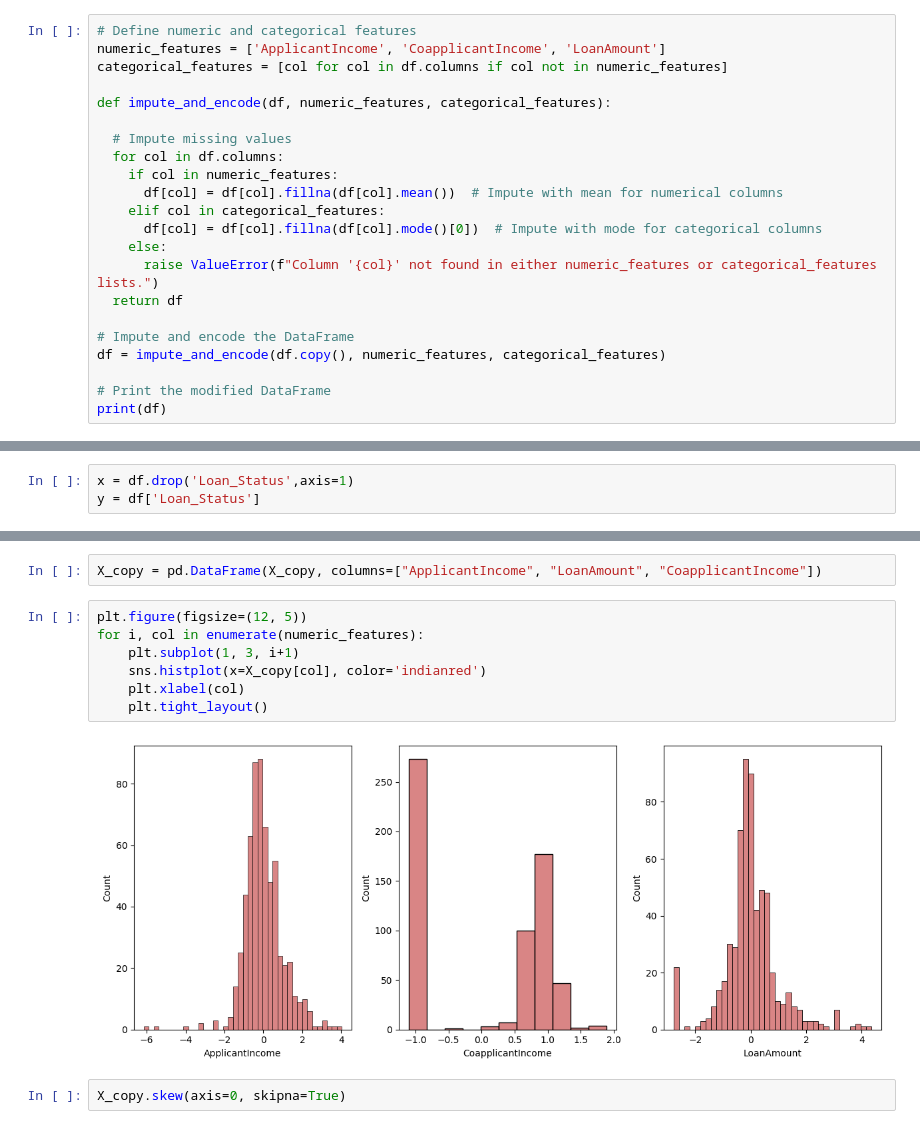
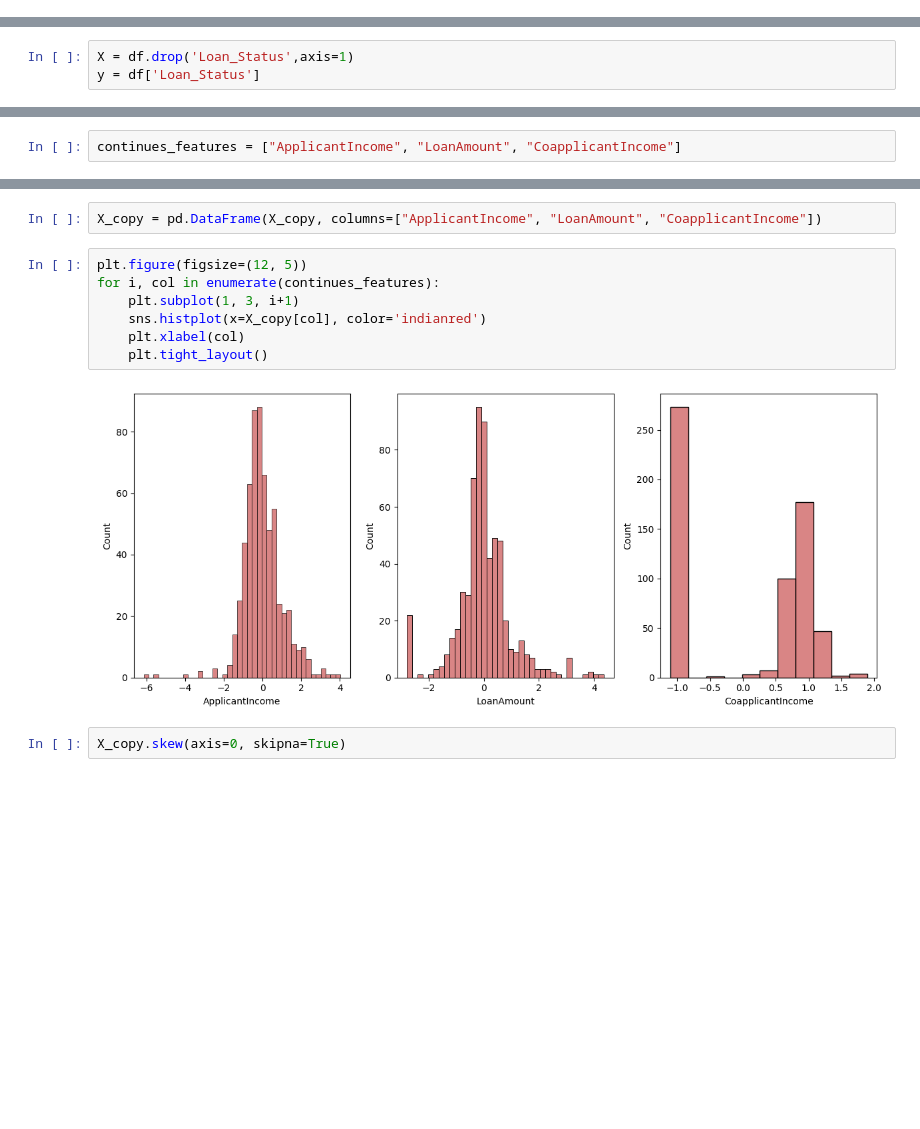
Before and after one commit to Sobayo/HR-Analytics-Prediction, a Jupyter notebook: notebook/2_Feature_Engineering_and_Model_Training.ipynb, the cells around one changed output, grey strips where cells are left out. Saved outputs shown, nothing was run; the diff lists cells and outputs as text; blank space fills up the shorter version.

```diff
--- a/notebook/2_Feature_Engineering_and_Model_Training.ipynb
+++ b/notebook/2_Feature_Engineering_and_Model_Training.ipynb
@@ -15,25 +15,3 @@ print(df.shape)
 (614, 13)
 # %%
 df.drop('Loan_ID',axis=1,inplace=True)
-# %%
-# Define numeric and categorical features
-numeric_features = ['ApplicantIncome', 'CoapplicantIncome', 'LoanAmount']
-categorical_features = [col for col in df.columns if col not in numeric_features]
-
-def impute_and_encode(df, numeric_features, categorical_features):
-
-  # Impute missing values
-  for col in df.columns:
-    if col in numeric_features:
-      df[col] = df[col].fillna(df[col].mean())  # Impute with mean for numerical columns
-    elif col in categorical_features:
-      df[col] = df[col].fillna(df[col].mode()[0])  # Impute with mode for categorical columns
-    else:
-      raise ValueError(f"Column '{col}' not found in either numeric_features or categorical_features lists.")
-  return df
-
-# Impute and encode the DataFrame
-df = impute_and_encode(df.copy(), numeric_features, categorical_features)
-
-# Print the modified DataFrame
-print(df)
@@ -83,7 +43,7 @@ df.head()
 # %% [markdown]
 Split X and Y
 # %%
-x = df.drop('Loan_Status',axis=1)
+X = df.drop('Loan_Status',axis=1)
 y = df['Loan_Status']
 # %%
 y.head()
@@ -129,5 +89,7 @@ for i, col in enumerate(["ApplicantIncome","LoanAmount","CoapplicantIncome"]):
   plt.tight_layout()
 # %% [output]
 [figure]
+# %%
+continues_features = ["ApplicantIncome", "LoanAmount", "CoapplicantIncome"]
 # %%
 # Check Skewness
@@ -145,13 +107,13 @@ X_copy = pt.fit_transform(df[["ApplicantIncome", "LoanAmount", "CoapplicantIncom
 X_copy = pd.DataFrame(X_copy, columns=["ApplicantIncome", "LoanAmount", "CoapplicantIncome"])
 # %%
 plt.figure(figsize=(12, 5))
-for i, col in enumerate(numeric_features):
+for i, col in enumerate(continues_features):
     plt.subplot(1, 3, i+1)
     sns.histplot(x=X_copy[col], color='indianred')
     plt.xlabel(col)
     plt.tight_layout()
 # %% [output]
-[figure, old version]
+[figure, new version]
 # %%
 X_copy.skew(axis=0, skipna=True)
 # %% [output]
```
Also changed, not shown: parts of 2 cells of this notebook, 23 other files.
